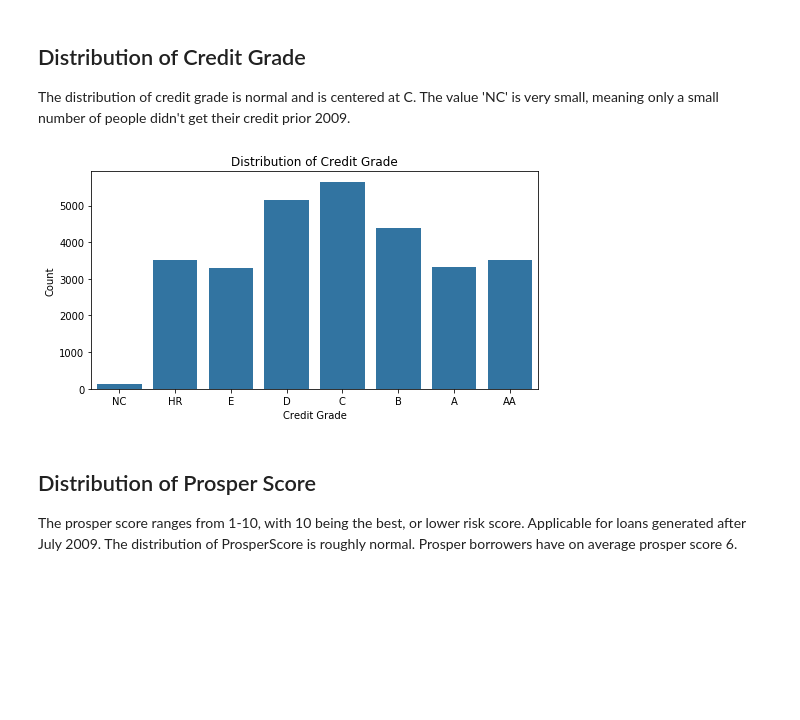
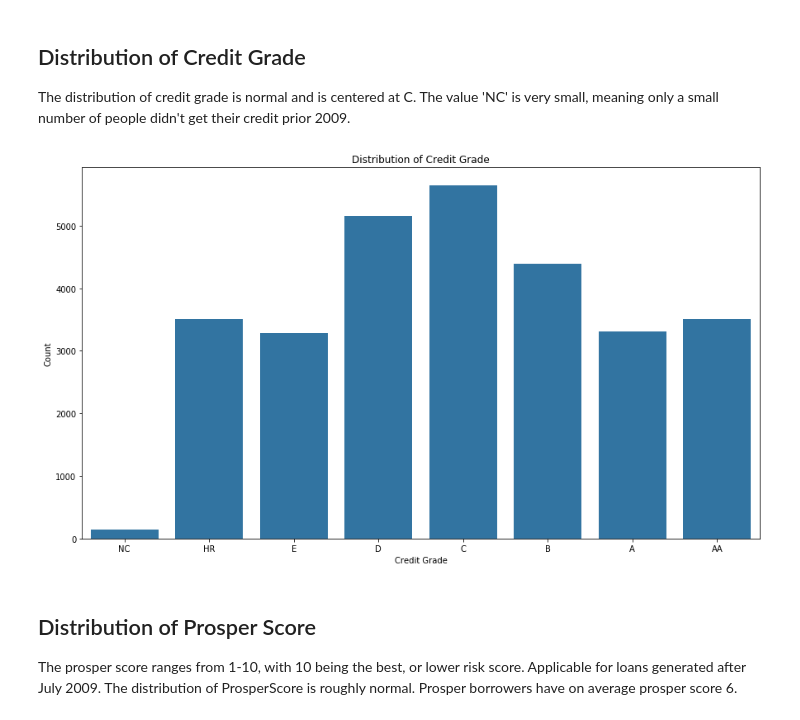
Before and after one commit to mila-dan/prosper-loan-data-exploration, a Jupyter notebook: Slide_deck_Prosper_Loan.ipynb, the cells around one changed output. Saved outputs shown, nothing was run; the diff lists cells and outputs as text; code cells hidden in the pictures; blank space fills up the shorter version.

```diff
--- a/Slide_deck_Prosper_Loan.ipynb
+++ b/Slide_deck_Prosper_Loan.ipynb
@@ -75,18 +75,18 @@ plt.xticks(np.arange(0, 0.45, 0.05));
 
 The distribution of credit grade is normal and is centered at C. The value 'NC' is very small, meaning only a small number of people didn't get their credit prior 2009.
 # %%
-plt.figure(figsize = [8, 4])
+plt.figure(figsize=[14.70, 8.27])
 base_color = sb.color_palette()[0]
 level_order = ['NC', 'HR', 'E', 'D', 'C', 'B', 'A', 'AA']
 ordered_cat = pd.api.types.CategoricalDtype(ordered = True, categories = level_order)
 df_loans_copy['CreditGrade'] = df_loans_copy['CreditGrade'].astype(ordered_cat)
 sb.countplot(data = df_loans_copy, x = 'CreditGrade', color = base_color);
 plt.title("Distribution of Credit Grade")
 plt.xlabel("Credit Grade")
 plt.ylabel('Count')
 plt.show();
 # %% [output]
-[figure, old version]
+[figure, new version]
 # %% [markdown]
 ## Distribution of Prosper Score
 
```
Also changed, not shown: parts of 12 cells of this notebook.
